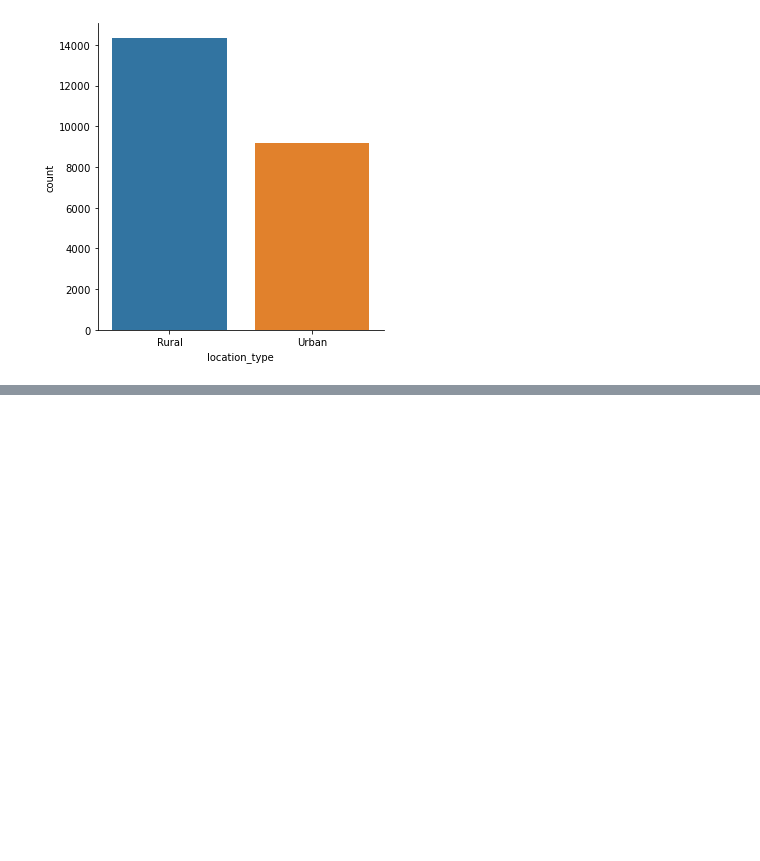
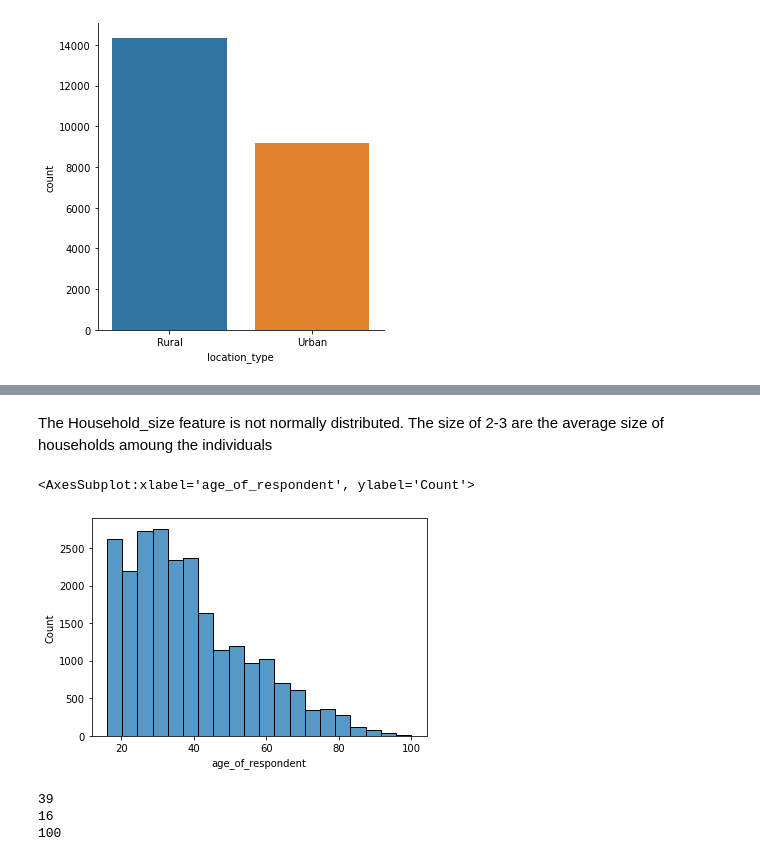
Before and after one commit to ladiposamuel/financial-inclusion-in-africa, a Jupyter notebook: EDA.ipynb, the cells around one changed output, grey strips where cells are left out. Drawn from its saved outputs; the diff is of its cells as text; code cells hidden in the pictures; blank space fills up the shorter version.

```diff
--- a/EDA.ipynb
+++ b/EDA.ipynb
@@ -130,0 +157,15 @@ sns.catplot(data=train_data, x='location_type', kind='count')
+# %% [markdown]
+The Household_size feature is not normally distributed. The size of 2-3 are the average size of households amoung the individuals
+# %%
+sns.histplot(data=train_data, x='age_of_respondent', bins=20)
+# %% [output]
+<AxesSubplot:xlabel='age_of_respondent', ylabel='Count'>
+[figure, added]
+# %%
+print(round(train_data['age_of_respondent'].mean()))
+print(train_data['age_of_respondent'].min())
+print(train_data['age_of_respondent'].max())
+# %% [output]
+39
+16
+100
```
Also changed, not shown: parts of 32 cells of this notebook.
